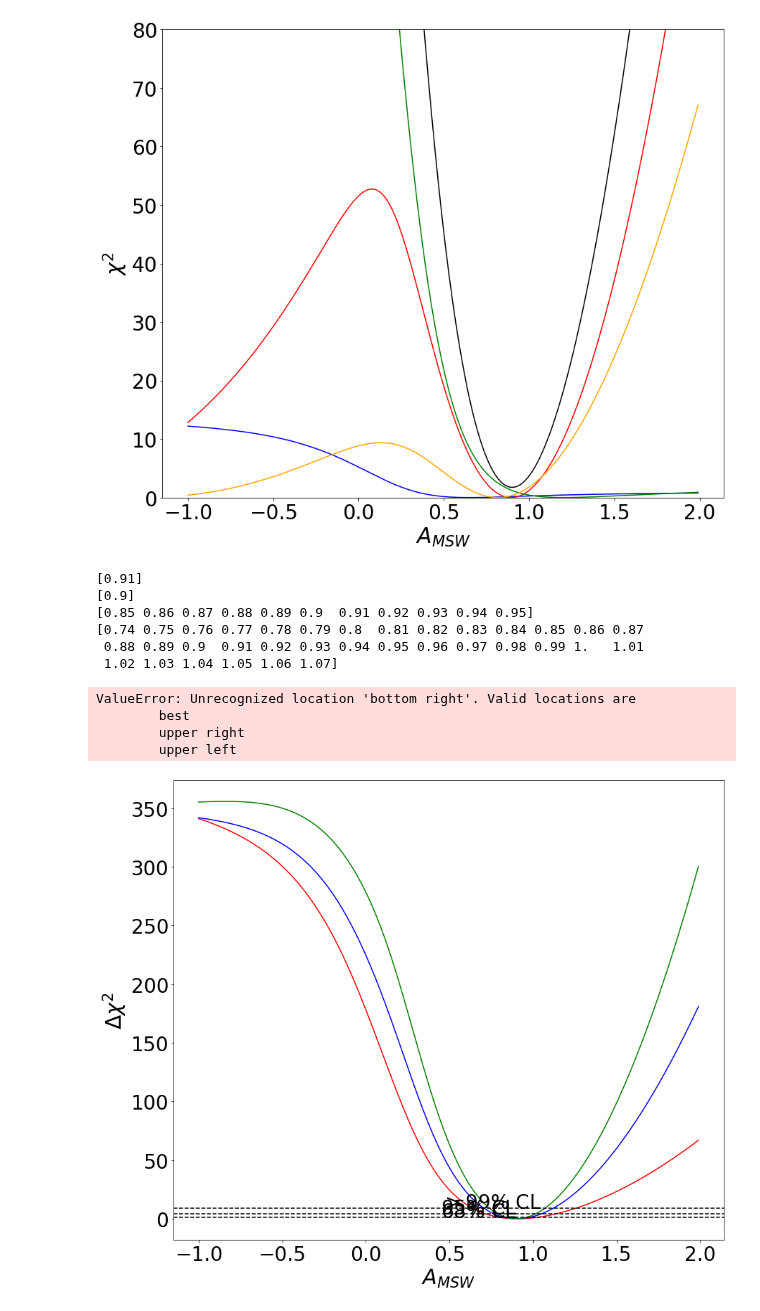
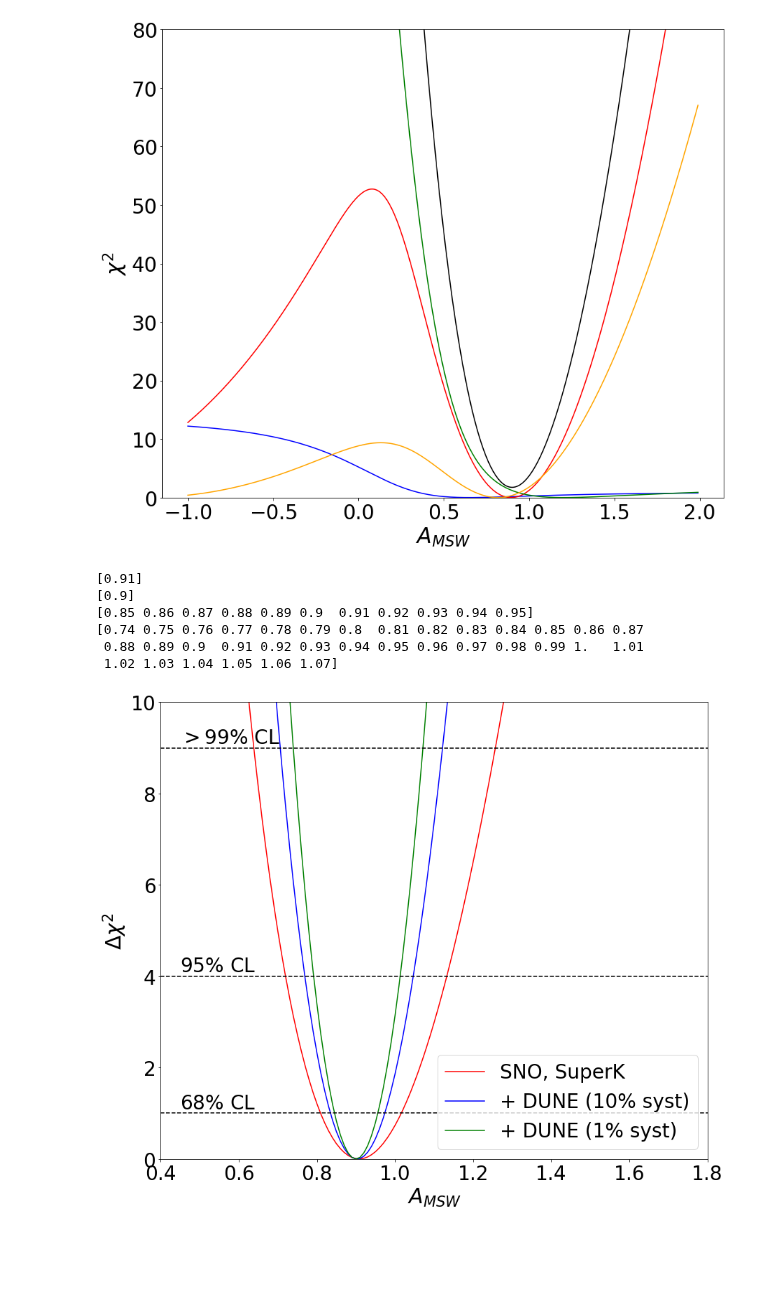
Before and after one commit to nlane314/soLAr-sens, a Jupyter notebook: notebooks/Amswchisquaranalysis.ipynb, the cells around one changed output. Cells and saved outputs as stored; diff of their text form; code cells hidden in the pictures; blank space fills up the shorter version.

```diff
--- a/notebooks/Amswchisquaranalysis.ipynb
+++ b/notebooks/Amswchisquaranalysis.ipynb
@@ -124,37 +124,33 @@ plt.plot(x, y-chimin, color='green', label='+ DUNE (1% syst)')
 print(x[y == chimin])
 print(x[y - chimin <= 1])
 print(x[y - chimin <= 9])
 
 plt.axhline(y=1, color='black', linestyle='--')
 plt.axhline(y=4, color='black', linestyle='--')
 plt.axhline(y=9, color='black', linestyle='--')
 
 plt.text(0.45, 1.1, r'$68\%$ CL', color='black', fontsize=28)
 plt.text(0.45, 4.1, r'$95\%$ CL', color='black', fontsize=28)
 plt.text(0.45, 9.1, r'$> 99\%$ CL', color='black', fontsize=28)
 
 plt.xlabel(r'$A_{MSW}$',fontsize=30)
 plt.xticks(fontsize=28)
 plt.ylabel(r'$\Delta \chi^2$',fontsize=30)
 plt.yticks(fontsize=28)
 
-plt.legend(fontsize=28, loc='bottom right')
+plt.legend(fontsize=28)  #, loc='lower right')
 
-plt.xlim(0.4, 1.6)
+plt.xlim(0.4, 1.8)
 plt.ylim(0, 10)
 
 plt.savefig('../figures/mswanalysis.png', bbox_inches='tight')
 
 plt.show()
 # %% [output]
 [0.91]
 [0.9]
 [0.85 0.86 0.87 0.88 0.89 0.9  0.91 0.92 0.93 0.94 0.95]
 [0.74 0.75 0.76 0.77 0.78 0.79 0.8  0.81 0.82 0.83 0.84 0.85 0.86 0.87
  0.88 0.89 0.9  0.91 0.92 0.93 0.94 0.95 0.96 0.97 0.98 0.99 1.   1.01
  1.02 1.03 1.04 1.05 1.06 1.07]
-ValueError: Unrecognized location 'bottom right'. Valid locations are
-        best
-        upper right
-        upper left
-[figure, old version]
+[figure, new version]
```
